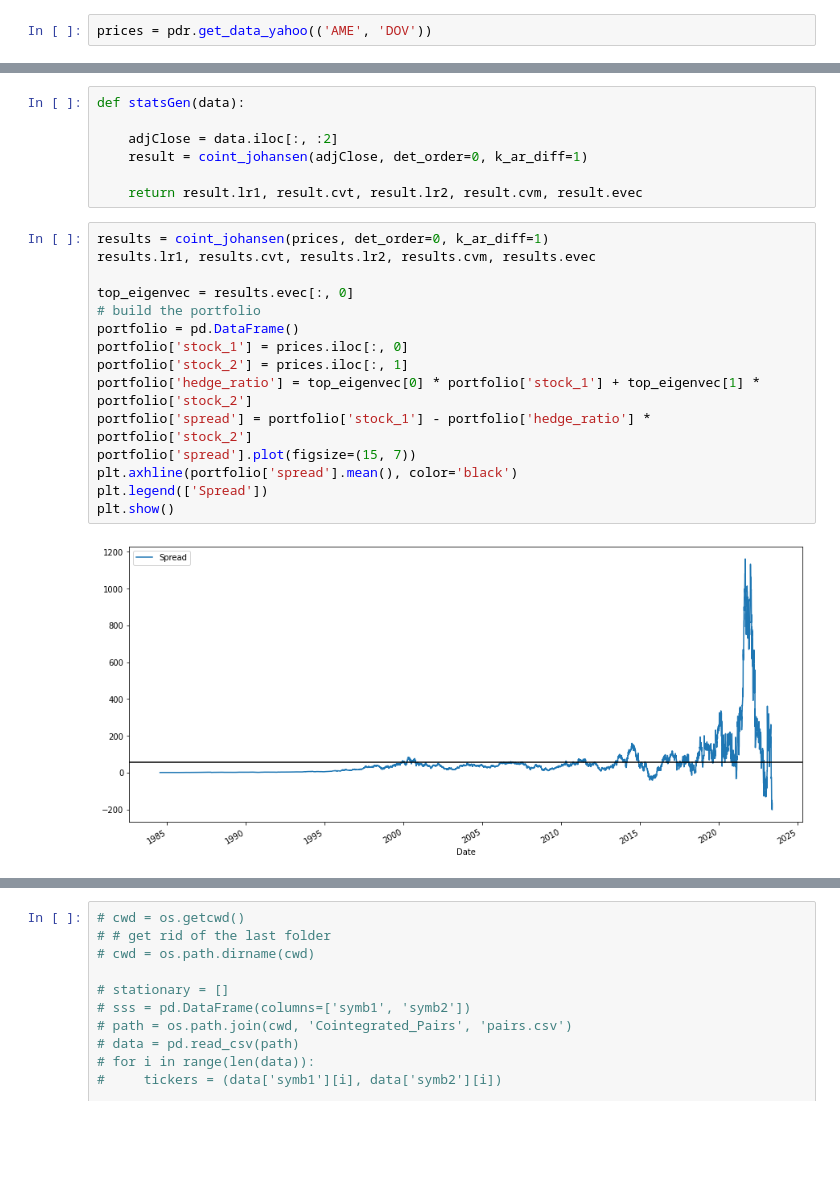
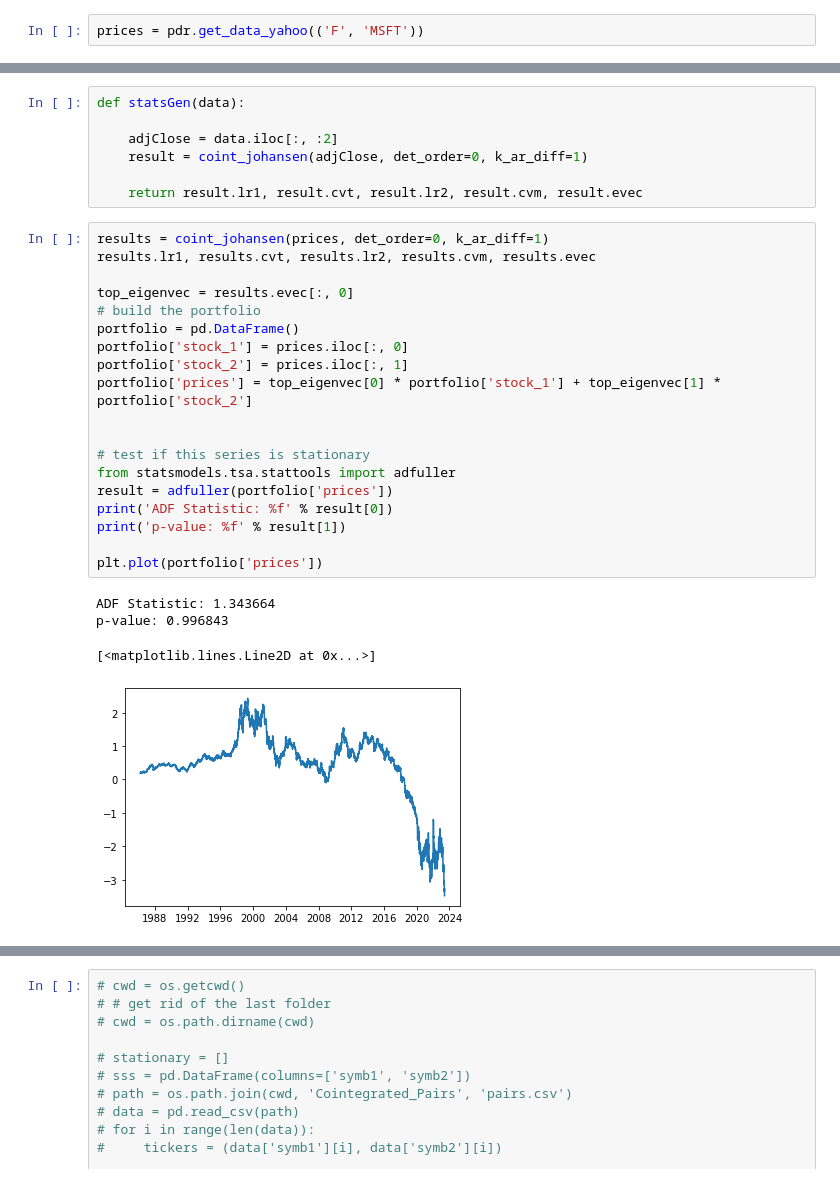
Before and after one commit to LightFormingAGC/Stock_Prediction, a Jupyter notebook: Mean_Reverting/meanRevPort.ipynb, the cells around one changed output, grey strips where cells are left out. Saved outputs shown, nothing was run; the diff lists cells and outputs as text; blank space fills up the shorter version.

```diff
--- a/Mean_Reverting/meanRevPort.ipynb
+++ b/Mean_Reverting/meanRevPort.ipynb
@@ -14,7 +14,7 @@ from statsmodels.tsa.vector_ar.vecm import coint_johansen
 from tqdm.auto import tqdm
 import os
 # %%
-prices = pdr.get_data_yahoo(('AME', 'DOV'))
+prices = pdr.get_data_yahoo(('F', 'MSFT'))
 # %% [output]
 [*********************100%***********************]  2 of 2 completed
 # %%
@@ -48,17 +51,24 @@ def statsGen(data):
 # %%
 results = coint_johansen(prices, det_order=0, k_ar_diff=1)
 results.lr1, results.cvt, results.lr2, results.cvm, results.evec
 
 top_eigenvec = results.evec[:, 0]
 # build the portfolio
 portfolio = pd.DataFrame()
 portfolio['stock_1'] = prices.iloc[:, 0]
 portfolio['stock_2'] = prices.iloc[:, 1]
-portfolio['hedge_ratio'] = top_eigenvec[0] * portfolio['stock_1'] + top_eigenvec[1] * portfolio['stock_2']
-portfolio['spread'] = portfolio['stock_1'] - portfolio['hedge_ratio'] * portfolio['stock_2']
-portfolio['spread'].plot(figsize=(15, 7))
-plt.axhline(portfolio['spread'].mean(), color='black')
-plt.legend(['Spread'])
-plt.show()
+portfolio['prices'] = top_eigenvec[0] * portfolio['stock_1'] + top_eigenvec[1] * portfolio['stock_2']
+
+
+# test if this series is stationary
+from statsmodels.tsa.stattools import adfuller
+result = adfuller(portfolio['prices'])
+print('ADF Statistic: %f' % result[0])
+print('p-value: %f' % result[1])
+
+plt.plot(portfolio['prices'])
 # %% [output]
+ADF Statistic: 1.343664
+p-value: 0.996843
+[<matplotlib.lines.Line2D at 0x...>]
-[figure, old version]
+[figure, new version]
```
Also changed, not shown: parts of 18 cells of this notebook, 3 other files.
